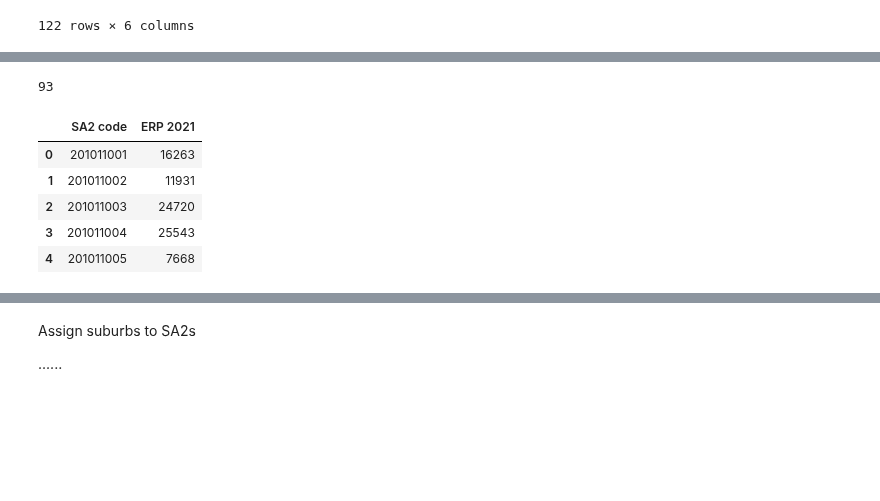
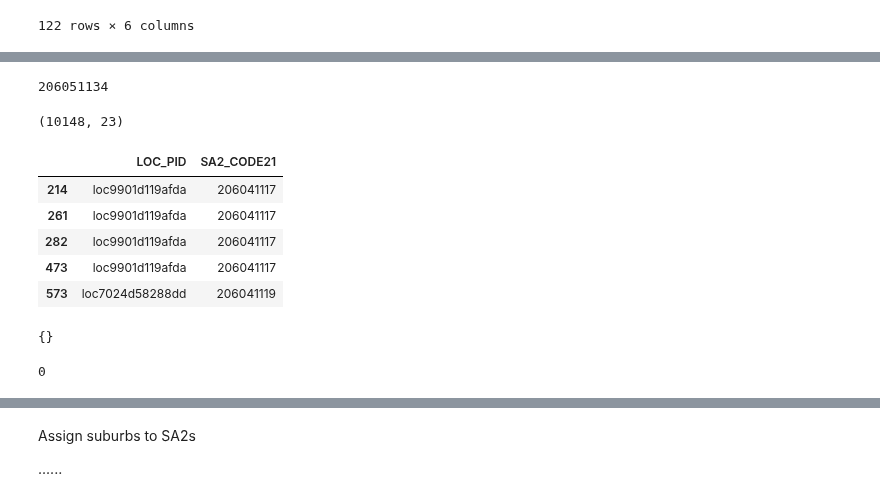
Before and after one commit to MAST30034-Applied-Data-Science/generic-real-estate-consulting-project-group-6, a Jupyter notebook: notebooks/suburb_population.ipynb, the cells around one changed output, grey strips where cells are left out. Cells and saved outputs as stored; diff of their text form; code cells hidden in the pictures; blank space fills up the shorter version.

```diff
--- a/notebooks/suburb_population.ipynb
+++ b/notebooks/suburb_population.ipynb
@@ -183,8 +170,0 @@ df2.head()
-# %%
-# What SA2 does each LOCNAME have
-loc_res = {}
-locality = list(set(df2['LOC_PID']))
-for l in locality:
-    sa2 = list(set(list(df2.loc[df2['LOC_PID']==l,:]['SA2_MAIN16'])))
-    if len(sa2)>1: # One loc_name corresponds to more than one SA2
-        loc_res[l] =sa2
@@ -211,14 +171,4 @@ loc_res
-# %%
-len(loc_res)
-# %% [output]
-93
-# %%
-df1 = population[['SA2 code','ERP 2021']]
-df1.head()
-# %% [output]
-|  | SA2 code | ERP 2021 |
-| 0 | 201011001 | 16263 |
-| 1 | 201011002 | 11931 |
-| 2 | 201011003 | 24720 |
-| 3 | 201011004 | 25543 |
-| 4 | 201011005 | 7668 |
+# %%
+suburb.loc[i,'sa2']
+# %% [output]
+206051134
@@ -224,0 +182,16 @@ df1.head()
+# %%
+properties.shape
+# %% [output]
+(10148, 23)
+# %%
+df2 = properties[['LOC_PID','SA2_CODE21']]
+df2 = df2.fillna(0)
+df2['SA2_CODE21']=df2['SA2_CODE21'].astype(int)
+df2.head()
+# %% [output]
+|  | LOC_PID | SA2_CODE21 |
+| 214 | loc9901d119afda | 206041117 |
+| 261 | loc9901d119afda | 206041117 |
+| 282 | loc9901d119afda | 206041117 |
+| 473 | loc9901d119afda | 206041117 |
+| 573 | loc7024d58288dd | 206041119 |
@@ -224,0 +206,8 @@ df1.head()
+# %%
+loc_res
+# %% [output]
+{}
+# %%
+len(loc_res)
+# %% [output]
+0
```
Also changed, not shown: parts of 16 cells of this notebook.
